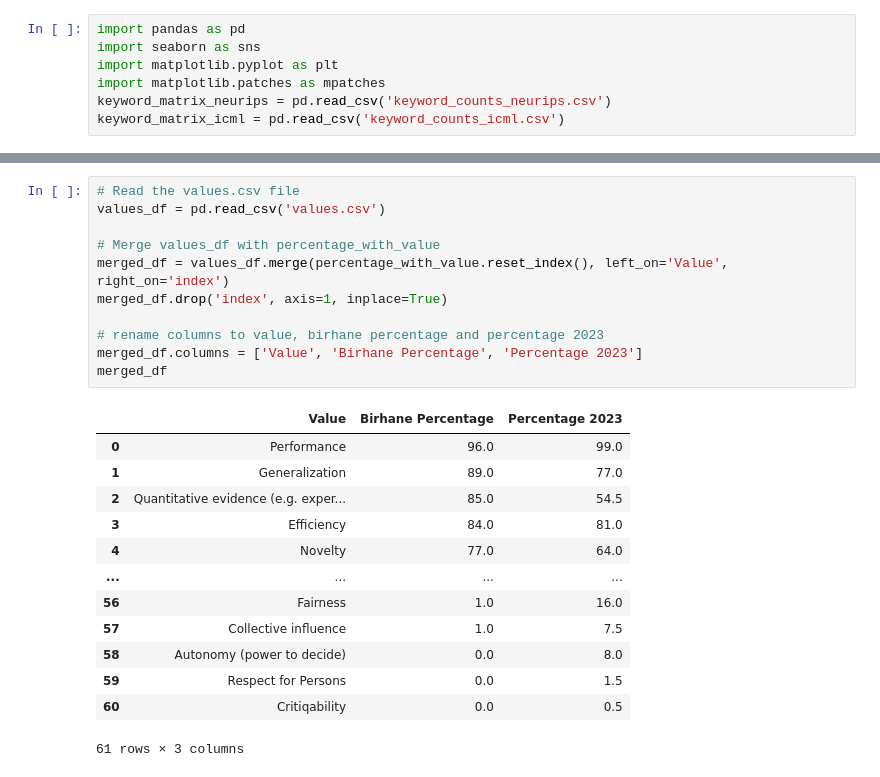
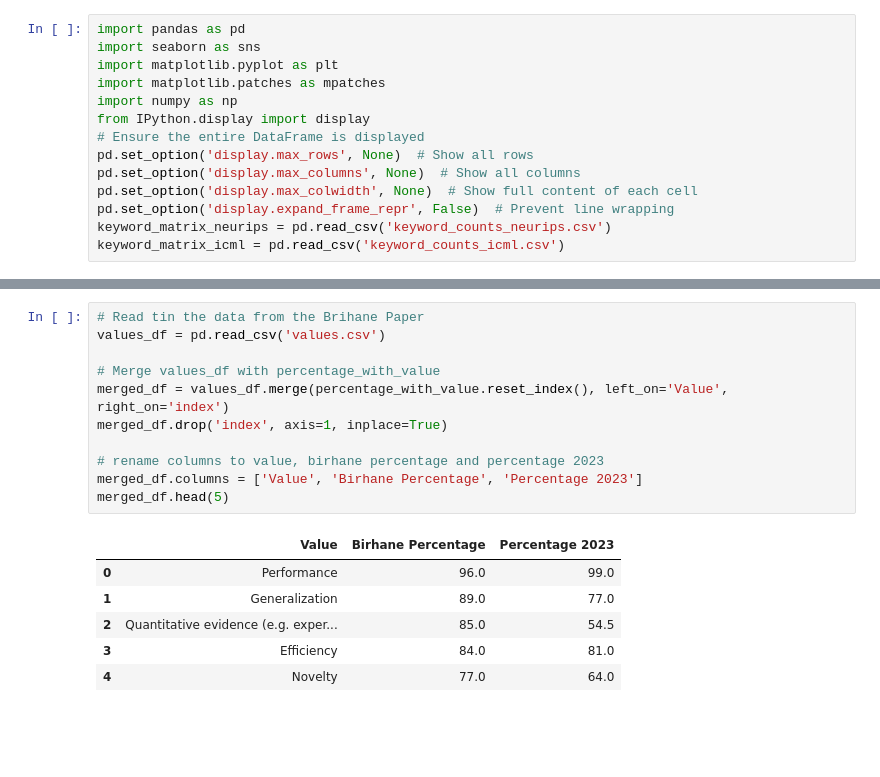
Before and after one commit to IsabelKurth/values-in-ml-research, a Jupyter notebook: analysis_and_plots.ipynb, the cells around one changed output, grey strips where cells are left out. Cells and saved outputs as stored; diff of their text form; blank space fills up the shorter version.

```diff
--- a/analysis_and_plots.ipynb
+++ b/analysis_and_plots.ipynb
@@ -3,5 +3,12 @@ import pandas as pd
 import seaborn as sns
 import matplotlib.pyplot as plt
 import matplotlib.patches as mpatches
+import numpy as np
+from IPython.display import display
+# Ensure the entire DataFrame is displayed
+pd.set_option('display.max_rows', None)  # Show all rows
+pd.set_option('display.max_columns', None)  # Show all columns
+pd.set_option('display.max_colwidth', None)  # Show full content of each cell
+pd.set_option('display.expand_frame_repr', False)  # Prevent line wrapping
 keyword_matrix_neurips = pd.read_csv('keyword_counts_neurips.csv')
 keyword_matrix_icml = pd.read_csv('keyword_counts_icml.csv')
@@ -116,25 +176,18 @@ plt.savefig('plots/percentage_comparison_conferences.png')
 # %%
-# Read the values.csv file
+# Read tin the data from the Brihane Paper
 values_df = pd.read_csv('values.csv')
 
 # Merge values_df with percentage_with_value
 merged_df = values_df.merge(percentage_with_value.reset_index(), left_on='Value', right_on='index')
 merged_df.drop('index', axis=1, inplace=True)
 
 # rename columns to value, birhane percentage and percentage 2023
 merged_df.columns = ['Value', 'Birhane Percentage', 'Percentage 2023']
-merged_df
+merged_df.head(5)
 # %% [output]
 |  | Value | Birhane Percentage | Percentage 2023 |
 | 0 | Performance | 96.0 | 99.0 |
 | 1 | Generalization | 89.0 | 77.0 |
 | 2 | Quantitative evidence (e.g. exper... | 85.0 | 54.5 |
 | 3 | Efficiency | 84.0 | 81.0 |
 | 4 | Novelty | 77.0 | 64.0 |
-| ... | ... | ... | ... |
-| 56 | Fairness | 1.0 | 16.0 |
-| 57 | Collective influence | 1.0 | 7.5 |
-| 58 | Autonomy (power to decide) | 0.0 | 8.0 |
-| 59 | Respect for Persons | 0.0 | 1.5 |
-| 60 | Critiqability | 0.0 | 0.5 |
-61 rows × 3 columns
```
Also changed, not shown: parts of 13 cells of this notebook, 21 other files.
